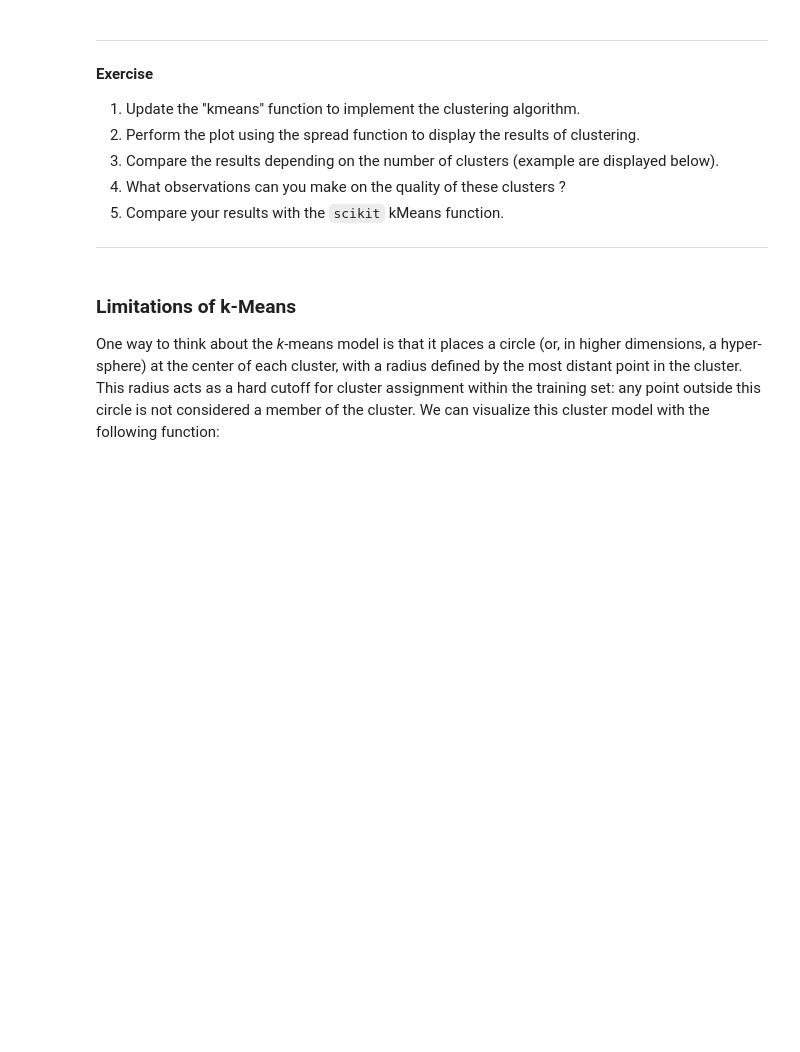
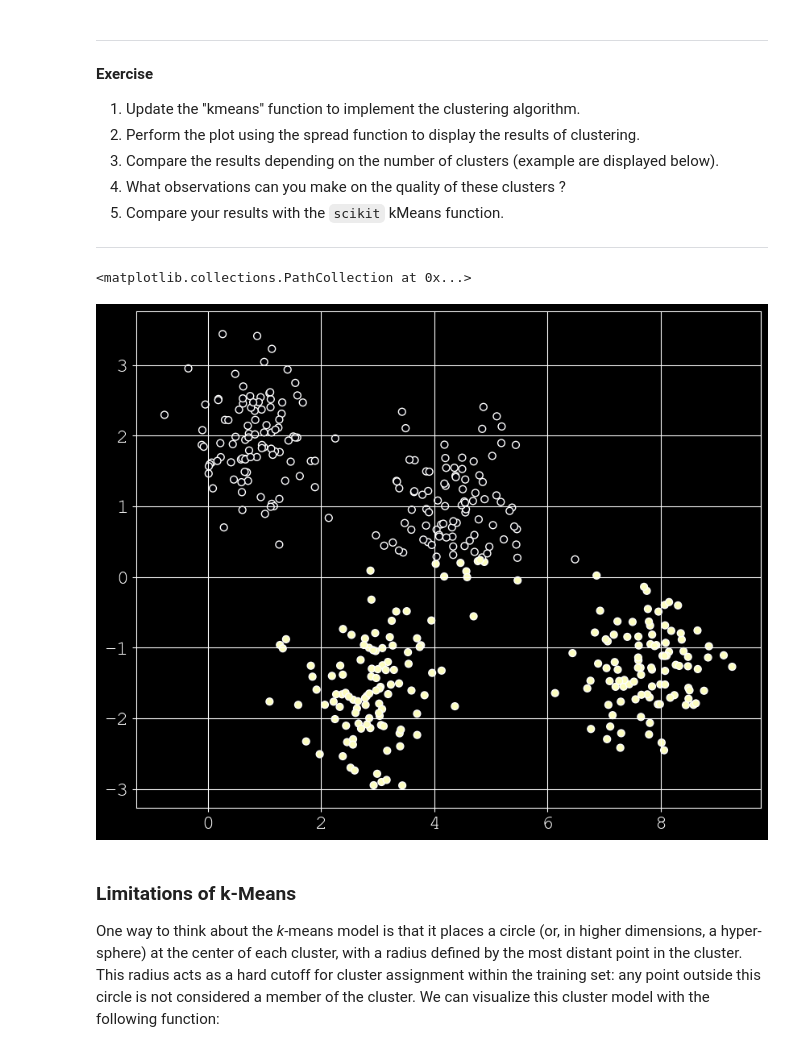
Before and after one commit to LouisLalay/atiam_ml, a Jupyter notebook: 06a_latent_models.ipynb, the cells around one changed output. Saved outputs shown, nothing was run; the diff lists cells and outputs as text; code cells hidden in the pictures; blank space fills up the shorter version.

Commit message:
kmeans

```diff
--- a/06a_latent_models.ipynb
+++ b/06a_latent_models.ipynb
@@ -96,22 +96,43 @@ For this, we must think about generalizing the model.
   5. Compare your results with the `scikit` kMeans function.
 
 ***
-# %%
-import numpy as np
-
-def kmeans(X, k):
-    # X: d x n data matrix
-    # k: number of seeds
-
-    ######################
-    # YOUR CODE GOES HERE
-    ######################
-
-    return label
-
-labels = kmeans(X.transpose(), 4)
-plt.figure(figsize=(10,8)); plt.grid(True);
-plt.scatter(X[:, 0], X[:, 1], c=labels, s=40, cmap='magma', edgecolor='w');
+# %%
+import numpy as np
+
+
+def labeling(X, k):
+    # X: d x n data matrix
+    # k: number of seeds
+    label = np.zeros(X.shape[0])
+    centers = np.random.random((k,2))
+    label, centers, n_perm = kmeans(X, label, centers)
+    while n_perm:
+        label, centers, n_perm = kmeans(X, label, centers)
+    return label
+
+def kmeans(X, label, centers):
+    n =X.shape[0]
+    distance = np.zeros((n, centers.shape[0]))
+    # Computes distances
+    for k, c in enumerate(centers):
+        distance[:,k] = np.square(X[:,0]-c[0]) + np.square(X[:,1]-c[1])
+    # Labels the points with the nearest center
+    for k, d in enumerate(distance):
+        label[k] = np.argmin(d)
+    # New centers
+    old= centers
+    for k in range(centers.shape[0]):
+        centers[k] = np.sum(X[label==k])/n
+    n_perm = (old!=centers).sum()
+    return label, centers, n_perm
+
+labels = labeling(X, 4)
+plt.figure(figsize=(10, 8))
+plt.grid(True)
+plt.scatter(X[:, 0], X[:, 1], c=labels, s=40, cmap="magma", edgecolor="w")
+# %% [output]
+<matplotlib.collections.PathCollection at 0x...>
+[figure, added]
 # %% [markdown]
 ### Limitations of k-Means
 One way to think about the *k*-means model is that it places a circle (or, in higher dimensions, a hyper-sphere) at the center of each cluster, with a radius defined by the most distant point in the cluster.
```
